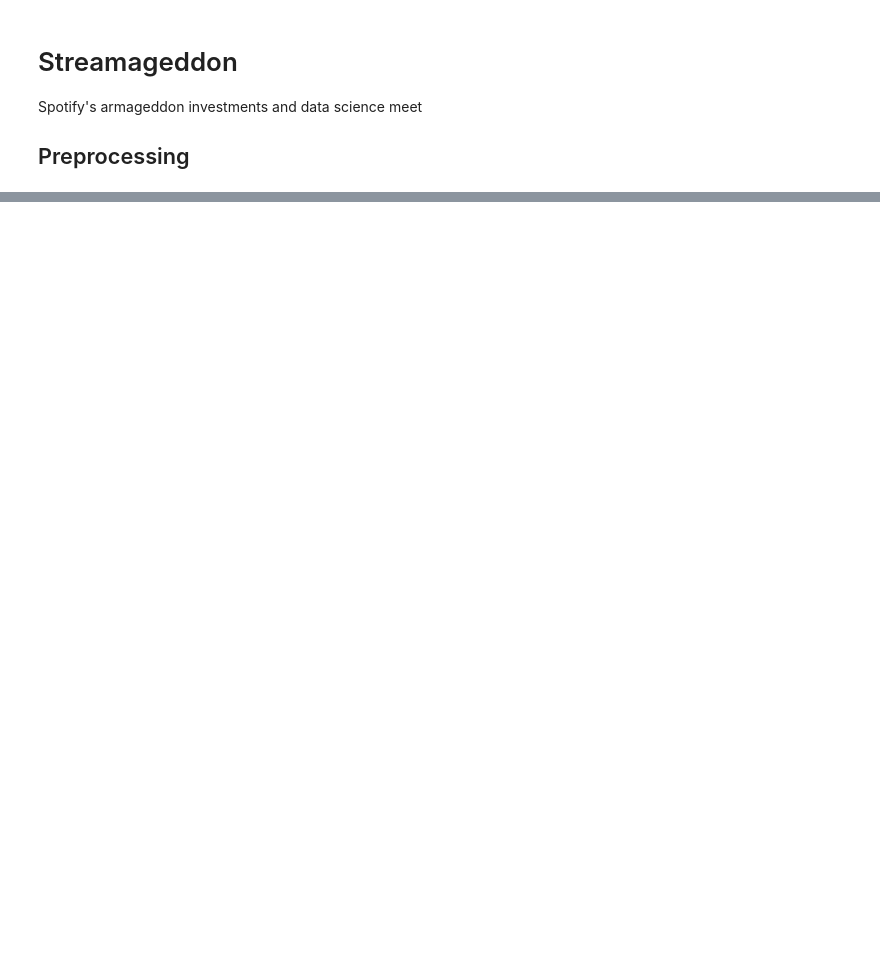
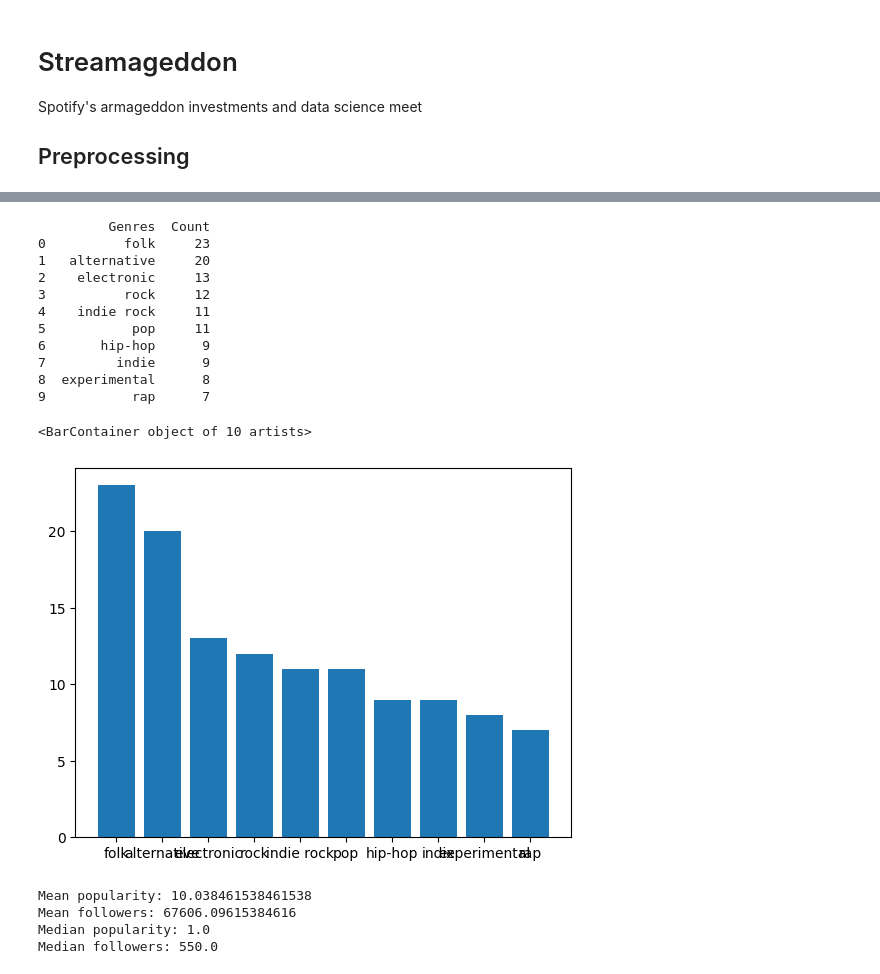
Before and after one commit to streamageddon/streamageddon.github.io, a Jupyter notebook: streamageddon.ipynb, the cells around one changed output, grey strips where cells are left out. Cells and saved outputs as stored; diff of their text form; code cells hidden in the pictures; blank space fills up the shorter version.

```diff
--- a/streamageddon.ipynb
+++ b/streamageddon.ipynb
@@ -51,0 +62,39 @@ print(df.head())
+# %%
+topten = sorted(genres_dict, key=genres_dict.get, reverse=True)[:10]
+counts2 = np.asarray(sorted(counts, reverse=True)[:10])
+
+topten_df = pd.DataFrame({'Genres': topten, 'Count': counts2.astype(int)})
+
+print(topten_df)
+plt.bar(topten_df['Genres'], topten_df['Count'])
+# %% [output]
+         Genres  Count
+0          folk     23
+1   alternative     20
+2    electronic     13
+3          rock     12
+4    indie rock     11
+5           pop     11
+6       hip-hop      9
+7         indie      9
+8  experimental      8
+9           rap      7
+<BarContainer object of 10 artists>
+[figure, added]
+# %%
+avg_popularity = df['Popularity'].mean()
+avg_followers = df['Followers'].mean()
+
+print(f"Mean popularity: {avg_popularity}")
+print(f"Mean followers: {avg_followers}")
+
+med_popularity = df['Popularity'].median()
+med_followers = df['Followers'].median()
+
+print(f"Median popularity: {med_popularity}")
+print(f"Median followers: {med_followers}")
+# %% [output]
+Mean popularity: 10.038461538461538
+Mean followers: 67606.09615384616
+Median popularity: 1.0
+Median followers: 550.0
```
Also changed, not shown: parts of 3 cells of this notebook.
